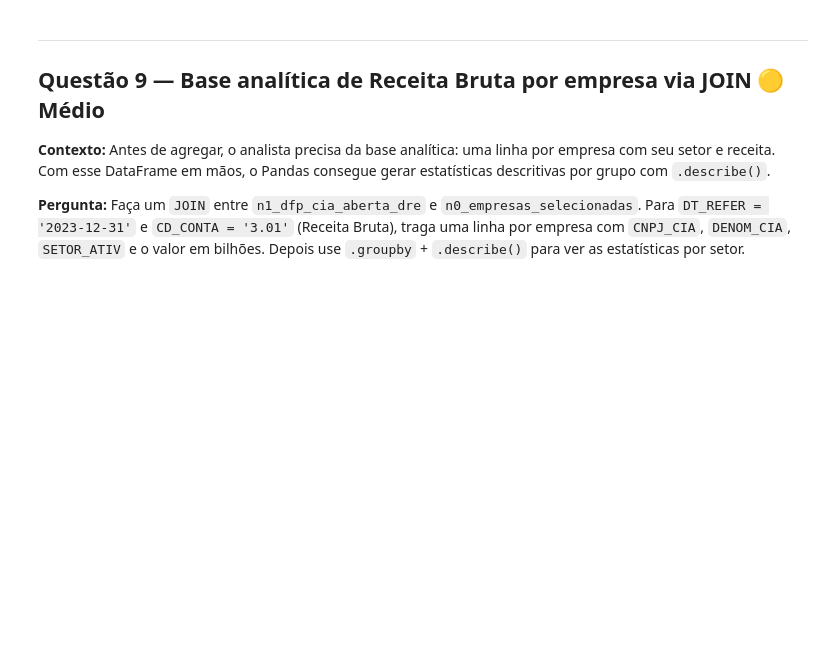
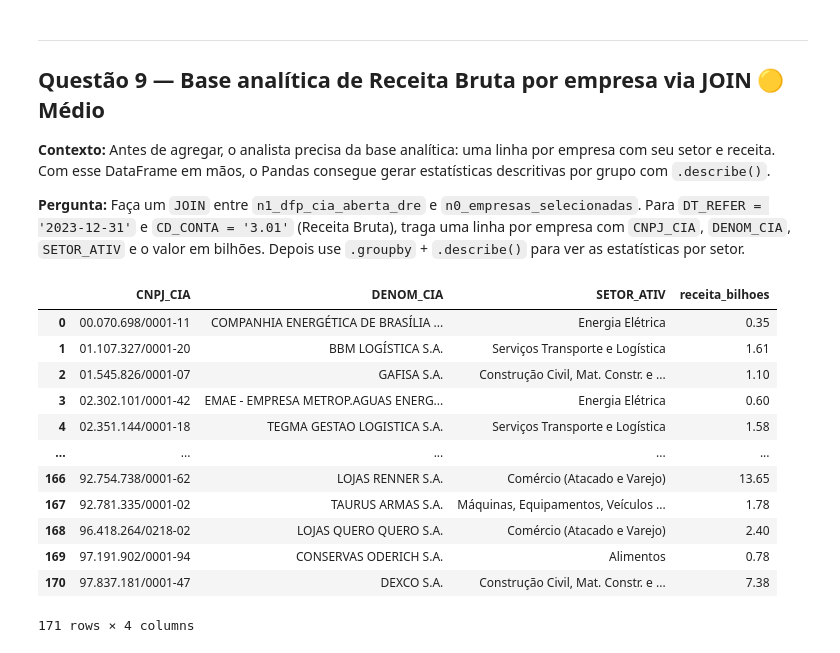
Before and after one commit to benhurgoncales/bigdata_for_finance, a Jupyter notebook: exercicios/exercicios_sql_cvm.ipynb, the cells around one changed output. Saved outputs shown, nothing was run; the diff lists cells and outputs as text; code cells hidden in the pictures; blank space fills up the shorter version.

```diff
--- a/exercicios/exercicios_sql_cvm.ipynb
+++ b/exercicios/exercicios_sql_cvm.ipynb
@@ -357,3 +356,40 @@ display(df)
 **Contexto:** Antes de agregar, o analista precisa da base analítica: uma linha por empresa com seu setor e receita. Com esse DataFrame em mãos, o Pandas consegue gerar estatísticas descritivas por grupo com `.describe()`.
 
 **Pergunta:** Faça um `JOIN` entre `n1_dfp_cia_aberta_dre` e `n0_empresas_selecionadas`. Para `DT_REFER = '2023-12-31'` e `CD_CONTA = '3.01'` (Receita Bruta), traga uma linha por empresa com `CNPJ_CIA`, `DENOM_CIA`, `SETOR_ATIV` e o valor em bilhões. Depois use `.groupby` + `.describe()` para ver as estatísticas por setor.
+# %%
+with engine.connect() as conn:
+    df = pd.read_sql(
+        sql="""
+        SELECT
+            d."CNPJ_CIA",
+            d."DENOM_CIA",
+            e."SETOR_ATIV",
+        ROUND((d."VL_CONTA_TRATADO" / 1e9)::NUMERIC, 2) AS receita_bilhoes
+            FROM
+        layer_02_silver.n1_dfp_cia_aberta_dre d
+        JOIN
+            layer_02_silver.n0_empresas_selecionadas e
+        ON d."CNPJ_CIA" = e."CNPJ_CIA"
+        WHERE
+            d."CD_CONTA" = '3.01'
+            AND d."DT_REFER" = '2023-12-31';
+        """,
+        con=conn
+    )
+
+
+display(df)
+# %% [output]
+|  | CNPJ_CIA | DENOM_CIA | SETOR_ATIV | receita_bilhoes |
+| 0 | 00.070.698/0001-11 | COMPANHIA ENERGÉTICA DE BRASÍLIA ... | Energia Elétrica | 0.35 |
+| 1 | 01.107.327/0001-20 | BBM LOGÍSTICA S.A. | Serviços Transporte e Logística | 1.61 |
+| 2 | 01.545.826/0001-07 | GAFISA S.A. | Construção Civil, Mat. Constr. e ... | 1.10 |
+| 3 | 02.302.101/0001-42 | EMAE - EMPRESA METROP.AGUAS ENERG... | Energia Elétrica | 0.60 |
+| 4 | 02.351.144/0001-18 | TEGMA GESTAO LOGISTICA S.A. | Serviços Transporte e Logística | 1.58 |
+| ... | ... | ... | ... | ... |
+| 166 | 92.754.738/0001-62 | LOJAS RENNER S.A. | Comércio (Atacado e Varejo) | 13.65 |
+| 167 | 92.781.335/0001-02 | TAURUS ARMAS S.A. | Máquinas, Equipamentos, Veículos ... | 1.78 |
+| 168 | 96.418.264/0218-02 | LOJAS QUERO QUERO S.A. | Comércio (Atacado e Varejo) | 2.40 |
+| 169 | 97.191.902/0001-94 | CONSERVAS ODERICH S.A. | Alimentos | 0.78 |
+| 170 | 97.837.181/0001-47 | DEXCO S.A. | Construção Civil, Mat. Constr. e ... | 7.38 |
+171 rows × 4 columns
```
Also changed, not shown: parts of 1 cell of this notebook.
